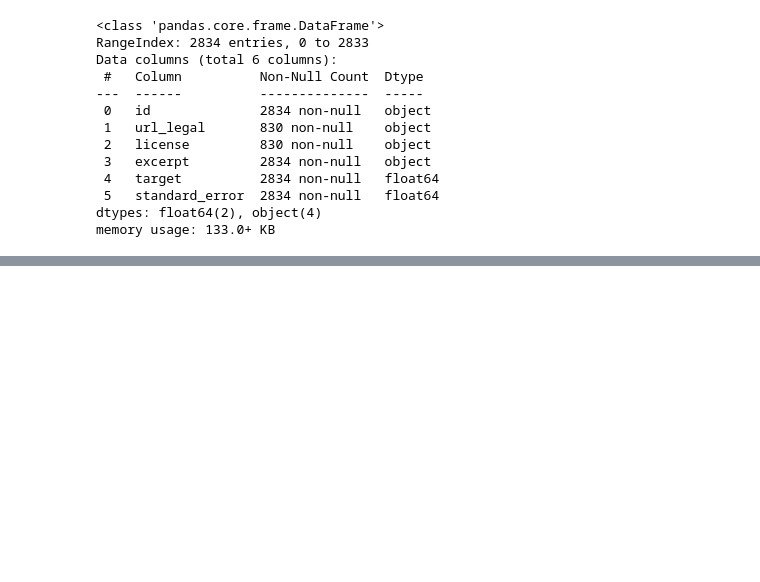
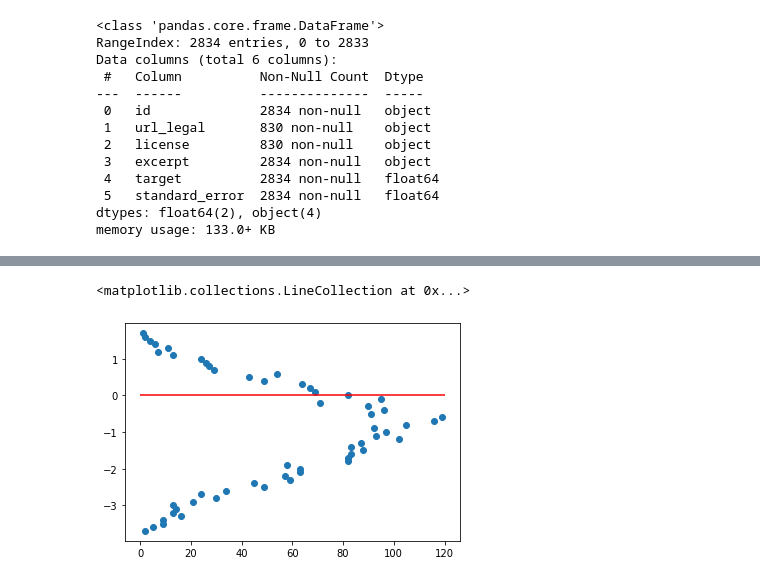
Before and after one commit to beifa/CommonLit, a Jupyter notebook: Description&eda.ipynb, the cells around one changed output, grey strips where cells are left out. Saved outputs shown, nothing was run; the diff lists cells and outputs as text; code cells hidden in the pictures; blank space fills up the shorter version.

```diff
--- a/Description&eda.ipynb
+++ b/Description&eda.ipynb
@@ -73,0 +109,7 @@ df.excerpt[0]
+# %%
+ a = df.target.round(1).value_counts()
+ plt.scatter(x=a.values, y=a.index)
+ plt.hlines([0], xmin=0, xmax=120, color='red')
+# %% [output]
+<matplotlib.collections.LineCollection at 0x...>
+[figure, added]
```
Also changed, not shown: parts of 13 cells of this notebook.
